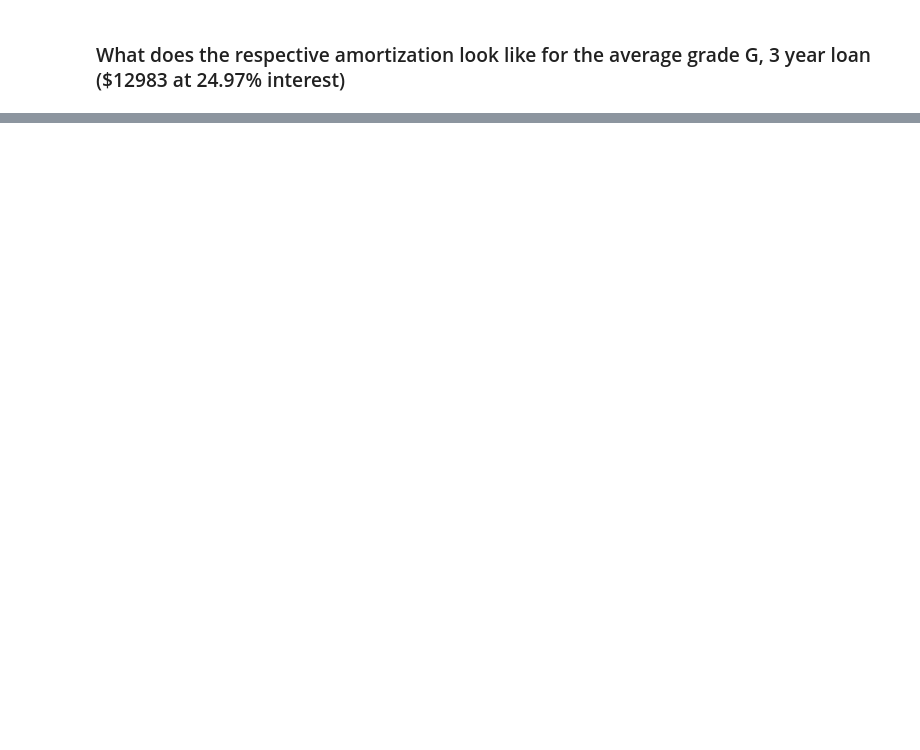
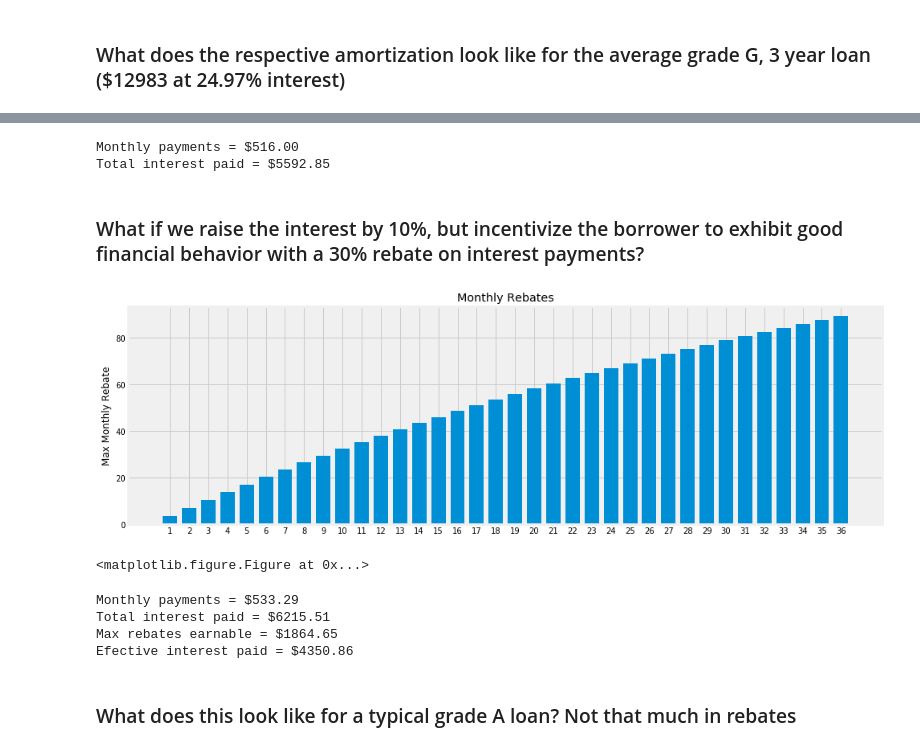
Before and after one commit to anishb/debt_management_analysis, a Jupyter notebook: Gamified Debt Consolidation.ipynb, the cells around one changed output, grey strips where cells are left out. Cells and saved outputs as stored; diff of their text form; code cells hidden in the pictures; blank space fills up the shorter version.

Commit message:
Added rebates calculation

```diff
--- a/Gamified Debt Consolidation.ipynb
+++ b/Gamified Debt Consolidation.ipynb
@@ -221,6 +221,9 @@ class FixedInterestCalculator(object):
             return self._principal_payment[month]
         self._principal_payment[month] = self._monthly_payment - self.interest_payment(month)
         return self._principal_payment[month]
+
+    def total_interest(self):
+        return (self.num_months * self._monthly_payment) - self.principal
 # %% [markdown]
 ### What does the amortization look like for the average grade A, 3 year loan ($12983 at 7.72% interest)?
 # %%
@@ -267,3 +279,56 @@ plt.show();
 # %%
 print "Monthly payments = $%.2f" % calculator.monthly_payment()
-print "Total interest paid = $%.2f" % sum(interest)
+print "Total interest paid = $%.2f" % calculator.total_interest()
+# %% [output]
+Monthly payments = $516.00
+Total interest paid = $5592.85
+# %% [markdown]
+### What if we raise the interest by 10%, but incentivize the borrower to exhibit good financial behavior with a 30% rebate on interest payments?
+# %%
+class RebateInterestCalculator(FixedInterestCalculator):
+
+    def __init__(self, principal, interest_rate, num_months, rebate_rate):
+        super(RebateInterestCalculator, self).__init__(principal, interest_rate, num_months)
+        self.rebate_rate = rebate_rate
+
+    def total_rebates(self):
+        return self.total_interest() * self.rebate_rate
+
+    def rebate(self, month):
+        if month == 0:
+            return 0.0
+        index = self.num_months - month + 1
+        return self.interest_payment(index) * self.rebate_rate
+
+    def effective_interest(self):
+        return self.total_interest() - self.total_rebates()
+# %%
+calculator = RebateInterestCalculator(12983.00, 0.2497 * 1.10, 36, 0.30)
+months = np.arange(1, 37)
+rebates = []
+for month in months:
+    rebates.append(calculator.rebate(month))
+# %%
+width = 0.75
+fig = plt.figure(figsize=(15, 5))
+p1 = plt.bar(months, rebates, width)
+plt.ylabel('Max Monthly Rebate')
+plt.title('Monthly Rebates')
+plt.xticks(months)
+plt.figure(figsize=(60,5))
+plt.show();
+# %% [output]
+[figure, added]
+<matplotlib.figure.Figure at 0x...>
+# %%
+print "Monthly payments = $%.2f" % calculator.monthly_payment()
+print "Total interest paid = $%.2f" % calculator.total_interest()
+print "Max rebates earnable = $%.2f" % calculator.total_rebates()
+print "Efective interest paid = $%.2f" % calculator.effective_interest()
+# %% [output]
+Monthly payments = $533.29
+Total interest paid = $6215.51
+Max rebates earnable = $1864.65
+Efective interest paid = $4350.86
+# %% [markdown]
+### What does this look like for a typical grade A loan? Not that much in rebates
```
Also changed, not shown: parts of 6 cells of this notebook.
